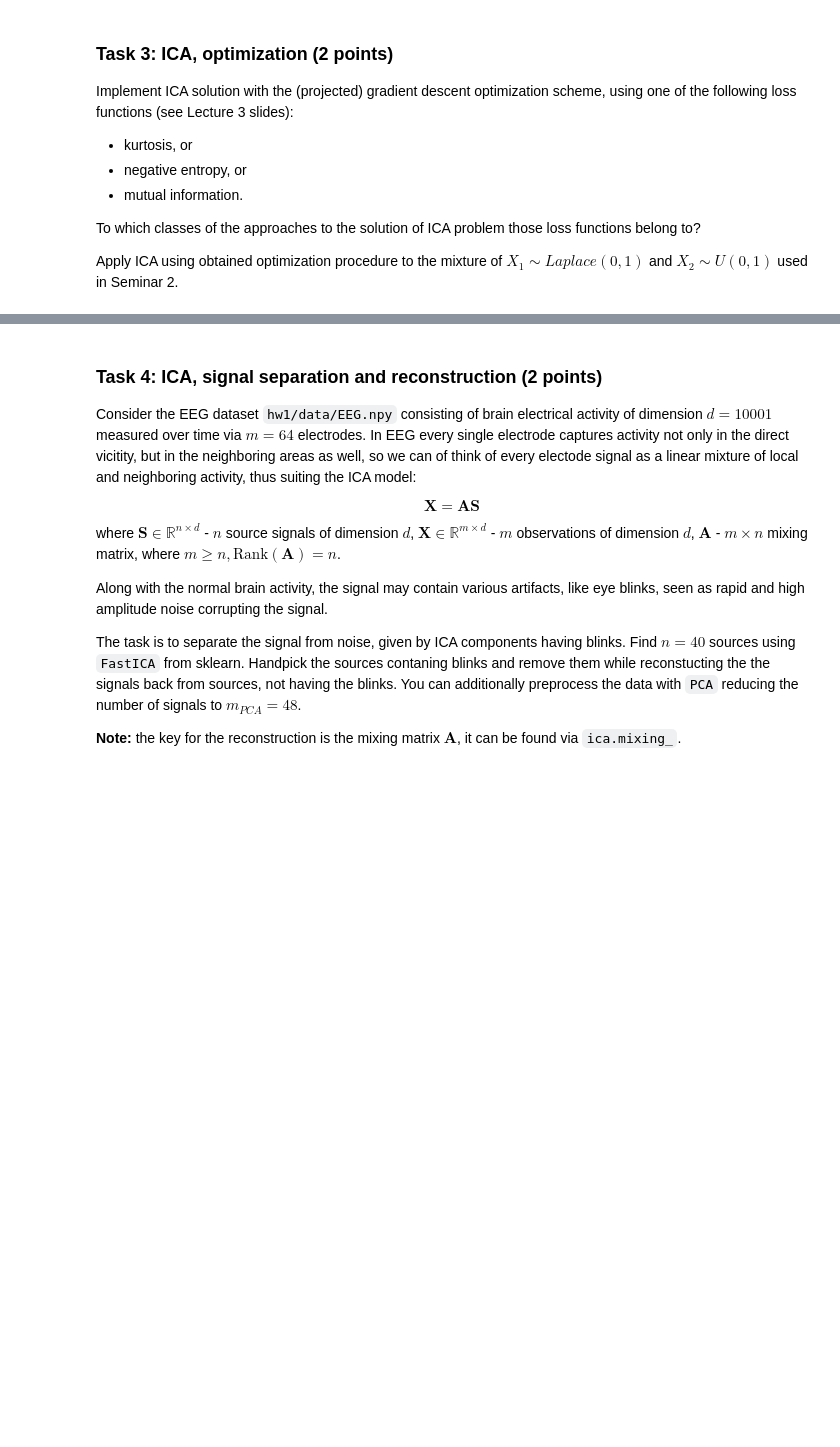
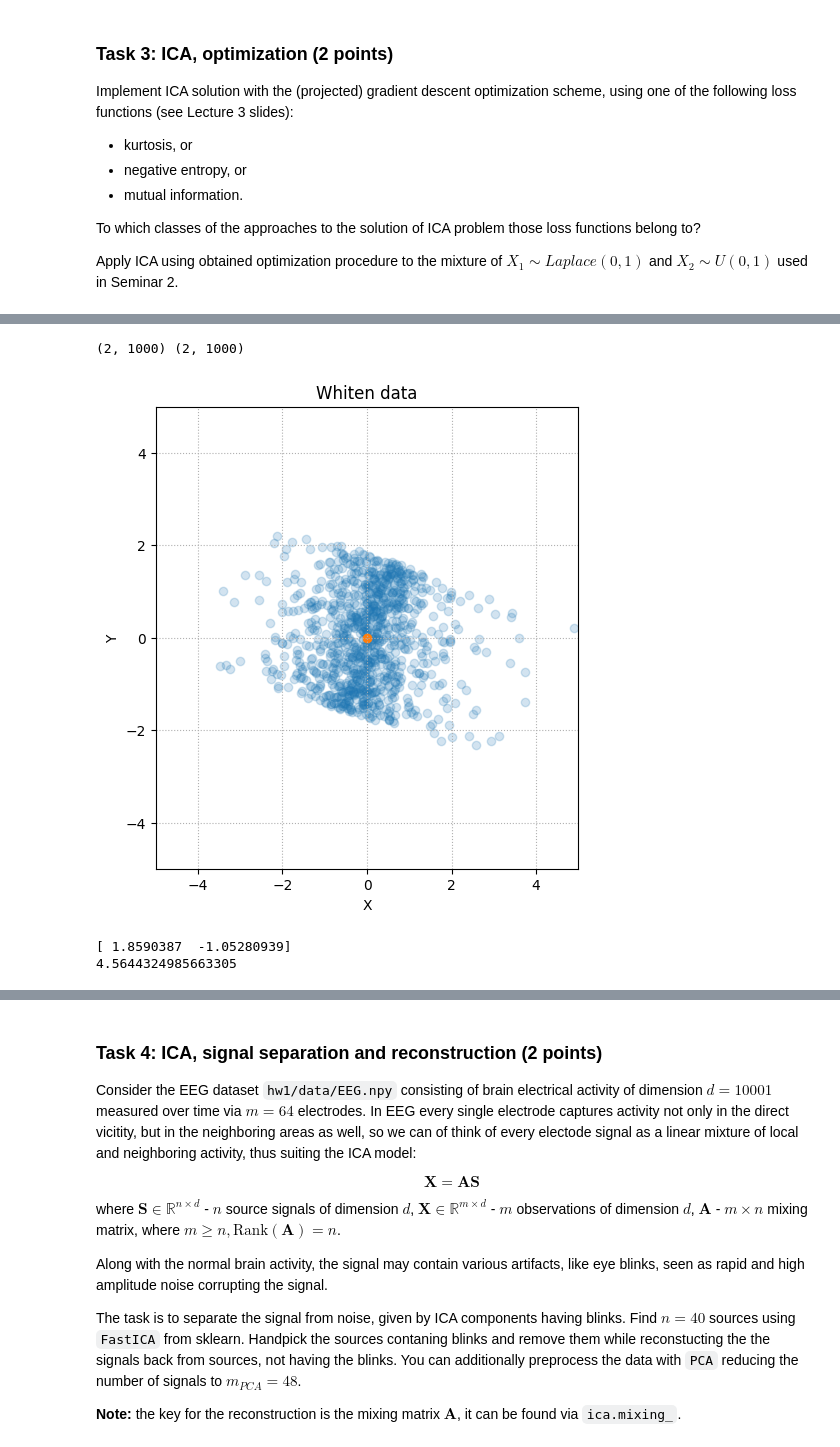
Before and after one commit to aigoncharov/course-geometrical-methods, a Jupyter notebook: hw1.ipynb, the cells around one changed output, grey strips where cells are left out. Cells and saved outputs as stored; diff of their text form; code cells hidden in the pictures; blank space fills up the shorter version.

```diff
--- a/hw1.ipynb
+++ b/hw1.ipynb
@@ -330,0 +384,52 @@ Apply ICA using obtained optimization procedure to the mixture of $X_1 \sim Lapl
+# %%
+from scipy.linalg import fractional_matrix_power as matrix_power
+
+
+def white(data):
+    x_mean = np.mean(data, axis=1)
+    data_centered = data - x_mean.reshape((2, 1))
+    covariance = data_centered.dot(data_centered.T) / n
+    eigenvalues, eigenvectors = np.linalg.eig(covariance)
+    W = eigenvectors.dot(matrix_power(np.diag(eigenvalues), -0.5)).dot(eigenvectors.T)
+    return np.dot(W, data_centered), data_centered, W
+
+
+Y_white, Y_centered, W = white(Y)
+print(Y_white.shape, Y_centered.shape)
+
+fig = plt.figure(figsize=(12, 6))
+
+plt.subplot(121)
+plt.xlim(-5, 5)
+plt.ylim(-5, 5)
+plt.xlabel("X")
+plt.ylabel("Y")
+plt.grid(linestyle="dotted")
+plt.title("Whiten data")
+plt.scatter(Y_white[0], Y_white[1], alpha=0.2)
+plt.scatter(np.mean(Y_white, axis=1)[0], np.mean(Y_white, axis=1)[1], alpha=1)
+
+plt.show()
+# %% [output]
+(2, 1000) (2, 1000)
+[figure, added]
+# %%
+def kurtosis(data_centered):
+    moment_4th_order = np.mean(data_centered**4, axis=1)
+    moment_2th_order = np.mean(data_centered**2, axis=1)
+    kurtosis = moment_4th_order - 3 * moment_2th_order**2
+    return kurtosis
+
+
+print(kurtosis(Y_white))
+
+
+def loss(data_centered):
+    k = kurtosis(data_centered)
+    return np.sum(k**2)
+
+
+print(loss(Y_white))
+# %% [output]
+[ 1.8590387  -1.05280939]
+4.5644324985663305
```
Also changed, not shown: parts of 8 cells of this notebook, 2 other files.
